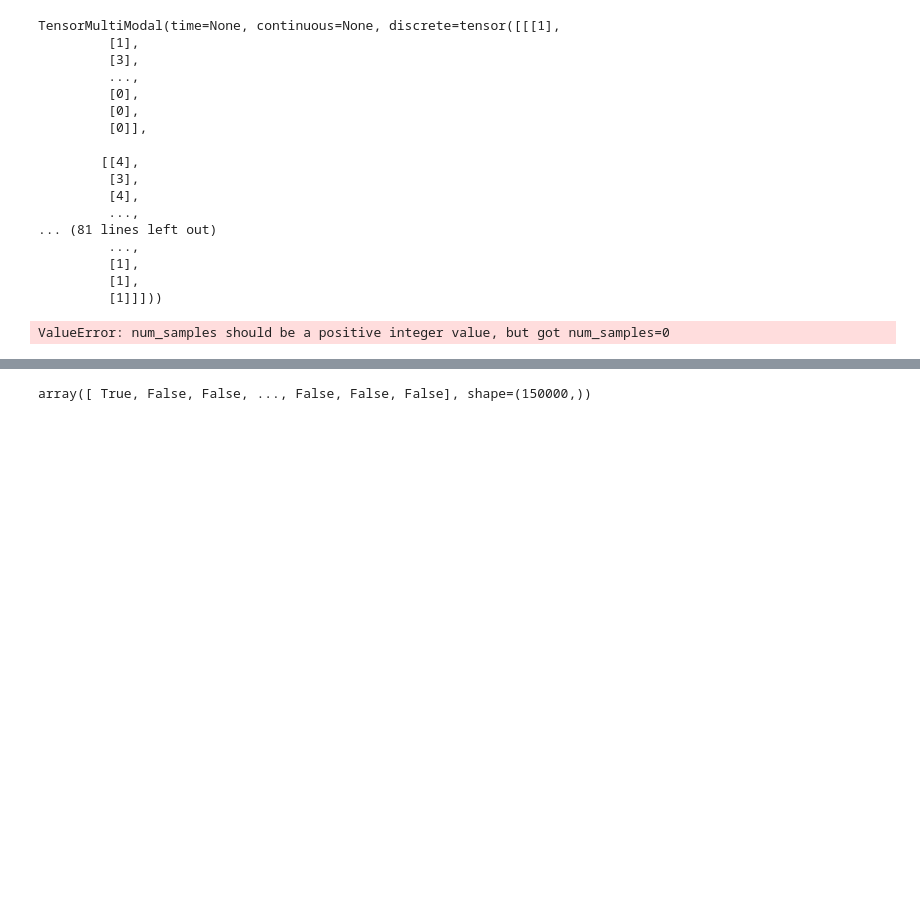
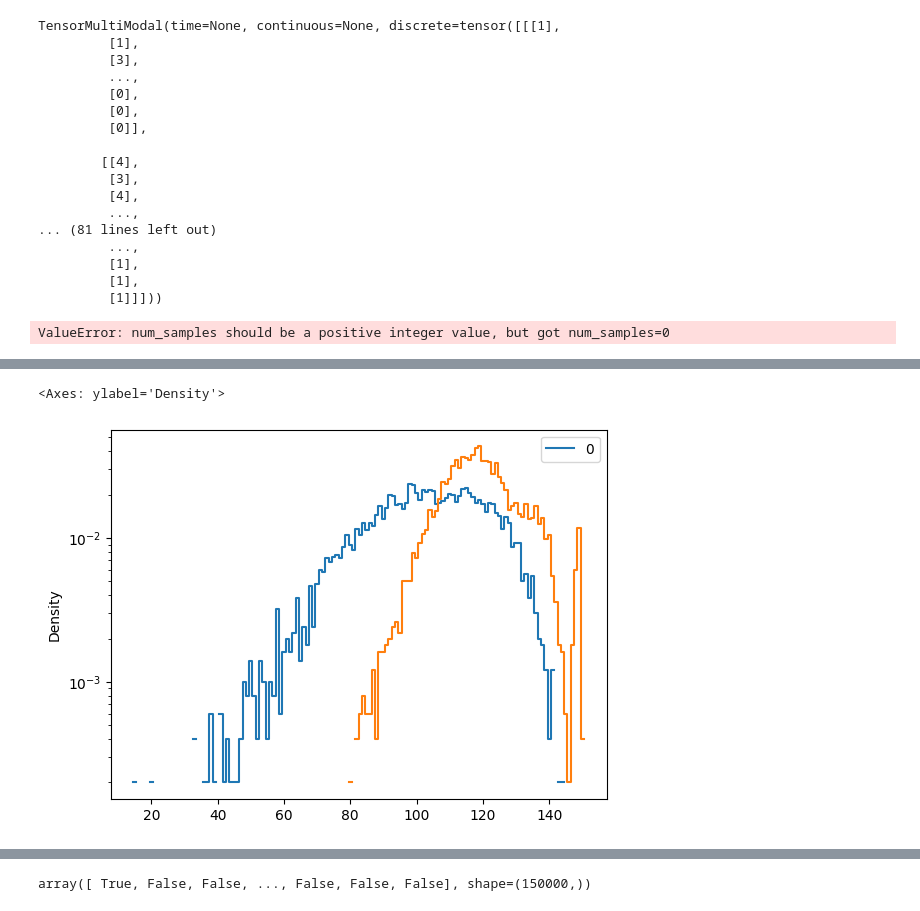
Before and after one commit to dfaroughy/Multimodal-flows, a Jupyter notebook: notebooks/data_aoj_particle_sets.ipynb, the cells around one changed output, grey strips where cells are left out. Saved outputs shown, nothing was run; the diff lists cells and outputs as text; code cells hidden in the pictures; blank space fills up the shorter version.

```diff
--- a/notebooks/data_aoj_particle_sets.ipynb
+++ b/notebooks/data_aoj_particle_sets.ipynb
@@ -556,4 +564,36 @@ tensor([4, 4, 3, 1, 3, 1, 4, 4, 3, 3, 4, 4, 0, 3, 3, 1, 4, 3, 2, 4, 4, 1, 3, 1,
         0, 0, 0, 0, 0, 0])
+# %%
+import seaborn as sns
+
+n = 0
+
+sns.histplot((particle_set.discrete == n).sum(dim=1),
+             discrete=True,
+             stat="density",
+             element="step",
+             fill=False,
+             log_scale=(False, True),
+             )
+
+
+sns.histplot((X[1] == n).sum(dim=1),
+                discrete=True,
+                stat="density",
+                element="step",
+                fill=False,
+                log_scale=(False, True),
+                )
+
+# sns.histplot((X[0] == n).sum(dim=1),
+#                 discrete=True,
+#                 stat="density",
+#                 element="step",
+#                 fill=False,
+#                 log_scale=(False, True),
+#                 )
+# %% [output]
+<Axes: ylabel='Density'>
+[figure, added]
 # %%
 import seaborn as sns
 
```
Also changed, not shown: parts of 6 cells of this notebook, 9 other files.
